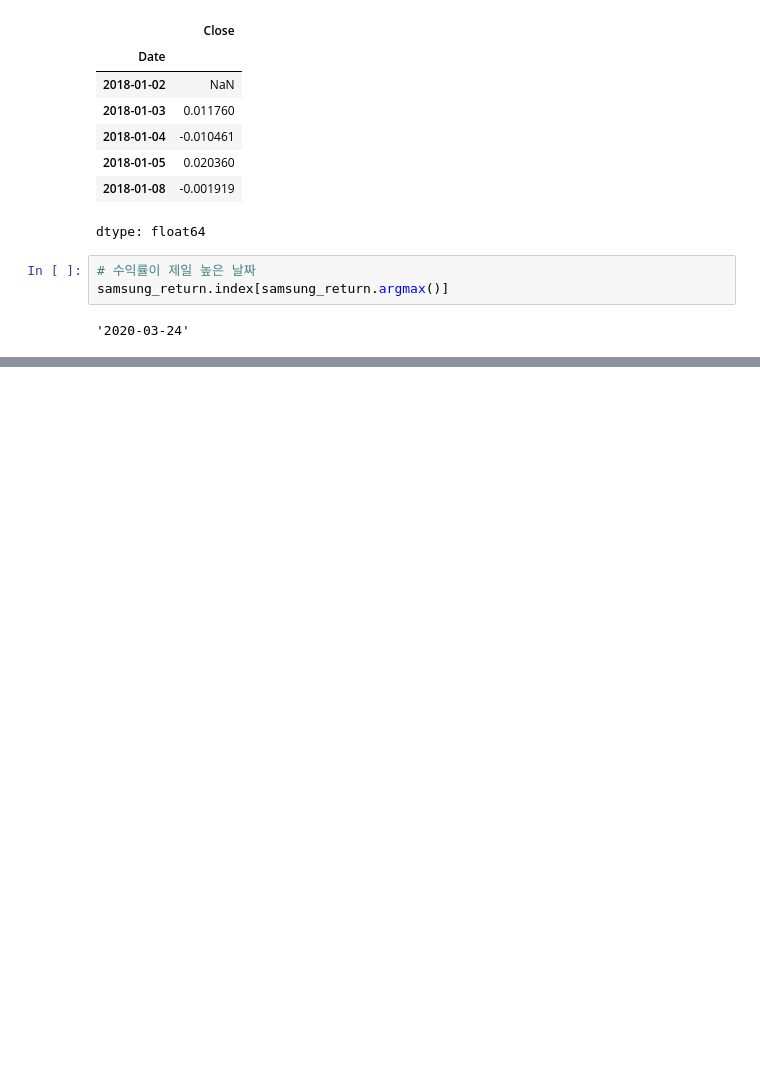
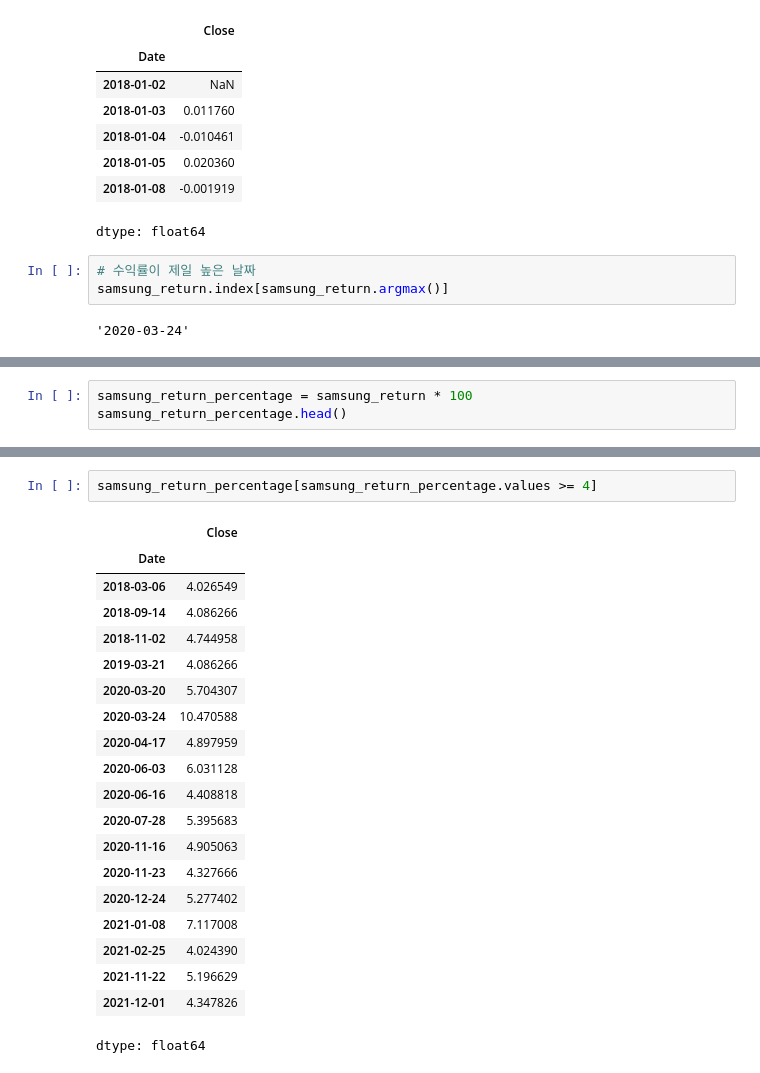
Before and after one commit to tjdux/pandas-for-finance, a Jupyter notebook: 01_Series.ipynb, the cells around one changed output, grey strips where cells are left out. Cells and saved outputs as stored; diff of their text form; blank space fills up the shorter version.

```diff
--- a/01_Series.ipynb
+++ b/01_Series.ipynb
@@ -214,0 +291,3 @@ samsung_return.index[samsung_return.argmax()]
+# %%
+samsung_return_percentage = samsung_return * 100
+samsung_return_percentage.head()
@@ -214,0 +303,23 @@ samsung_return.index[samsung_return.argmax()]
+# %%
+samsung_return_percentage[samsung_return_percentage.values >= 4]
+# %% [output]
+|  | Close |
+| Date |  |
+| 2018-03-06 | 4.026549 |
+| 2018-09-14 | 4.086266 |
+| 2018-11-02 | 4.744958 |
+| 2019-03-21 | 4.086266 |
+| 2020-03-20 | 5.704307 |
+| 2020-03-24 | 10.470588 |
+| 2020-04-17 | 4.897959 |
+| 2020-06-03 | 6.031128 |
+| 2020-06-16 | 4.408818 |
+| 2020-07-28 | 5.395683 |
+| 2020-11-16 | 4.905063 |
+| 2020-11-23 | 4.327666 |
+| 2020-12-24 | 5.277402 |
+| 2021-01-08 | 7.117008 |
+| 2021-02-25 | 4.024390 |
+| 2021-11-22 | 5.196629 |
+| 2021-12-01 | 4.347826 |
+dtype: float64
```
Also changed, not shown: parts of 15 cells of this notebook.
